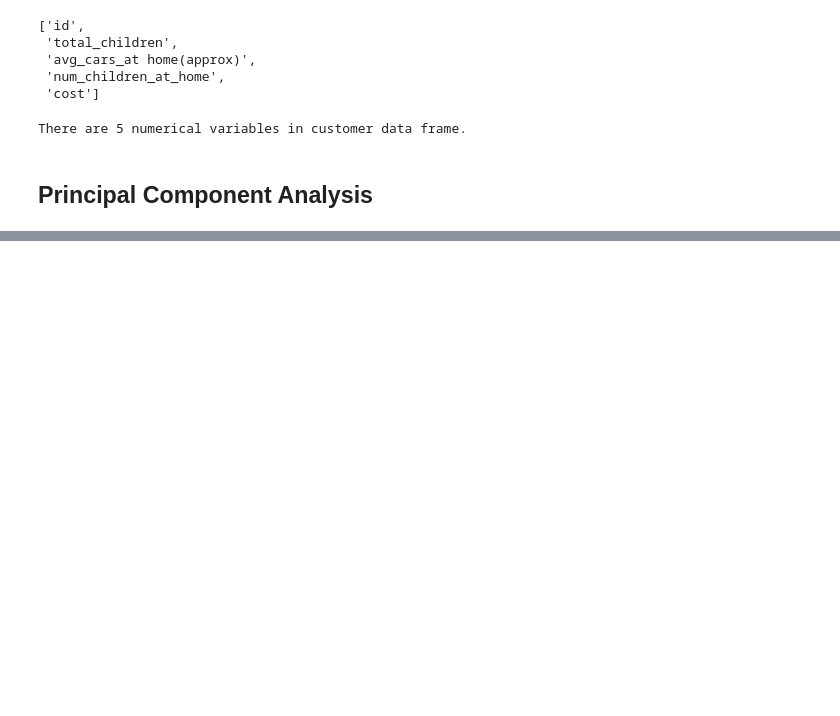
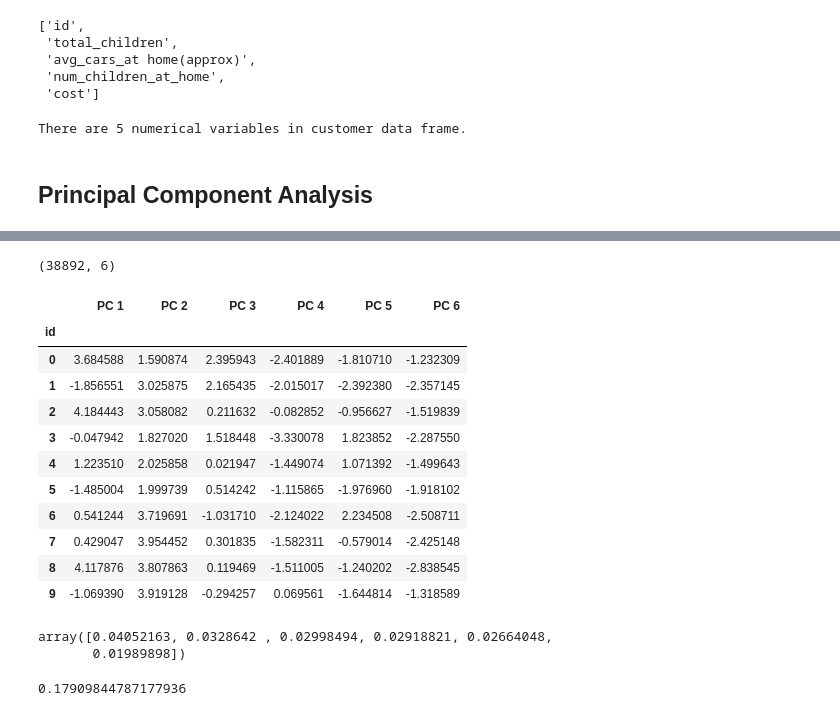
Before and after one commit to bpiffard/Capstone_Final_Group_Project, a Jupyter notebook: customer_PCA.ipynb, the cells around one changed output, grey strips where cells are left out. Drawn from its saved outputs; the diff is of its cells as text; code cells hidden in the pictures; blank space fills up the shorter version.

```diff
--- a/customer_PCA.ipynb
+++ b/customer_PCA.ipynb
@@ -117,0 +138,5 @@ There are 5 numerical variables in customer data frame.
+# %%
+# Use get_dummies() to create variables for text features.
+X = pd.get_dummies(df, columns=cat)
+print(X.shape)
+X.head(10)
@@ -117,0 +157,5 @@ There are 5 numerical variables in customer data frame.
+# %%
+# Standardize the data with StandardScalar()
+X_scaled = StandardScaler().fit_transform(X)
+print(X_scaled.shape)
+print(X_scaled)
@@ -117,0 +223,5 @@ There are 5 numerical variables in customer data frame.
+# %%
+# Using PCA to reduce dimension to six principal components.
+pca_6c = PCA(n_components=6)
+X_pca= pca_6c.fit_transform(X_scaled)
+print(X_pca)
@@ -117,0 +236,32 @@ There are 5 numerical variables in customer data frame.
+# %%
+# Create a DataFrame with the three principal components.
+pcs_df = pd.DataFrame(
+    data=X_pca,
+    columns=["PC 1", "PC 2", "PC 3", "PC 4", "PC 5", "PC 6"],
+    index=customer_df['id']
+)
+print(pcs_df.shape)
+pcs_df.head(10)
+# %% [output]
+(38892, 6)
+|  | PC 1 | PC 2 | PC 3 | PC 4 | PC 5 | PC 6 |
+| id |  |  |  |  |  |  |
+| 0 | 3.684588 | 1.590874 | 2.395943 | -2.401889 | -1.810710 | -1.232309 |
+| 1 | -1.856551 | 3.025875 | 2.165435 | -2.015017 | -2.392380 | -2.357145 |
+| 2 | 4.184443 | 3.058082 | 0.211632 | -0.082852 | -0.956627 | -1.519839 |
+| 3 | -0.047942 | 1.827020 | 1.518448 | -3.330078 | 1.823852 | -2.287550 |
+| 4 | 1.223510 | 2.025858 | 0.021947 | -1.449074 | 1.071392 | -1.499643 |
+| 5 | -1.485004 | 1.999739 | 0.514242 | -1.115865 | -1.976960 | -1.918102 |
+| 6 | 0.541244 | 3.719691 | -1.031710 | -2.124022 | 2.234508 | -2.508711 |
+| 7 | 0.429047 | 3.954452 | 0.301835 | -1.582311 | -0.579014 | -2.425148 |
+| 8 | 4.117876 | 3.807863 | 0.119469 | -1.511005 | -1.240202 | -2.838545 |
+| 9 | -1.069390 | 3.919128 | -0.294257 | 0.069561 | -1.644814 | -1.318589 |
+# %%
+pca_6c.explained_variance_ratio_
+# %% [output]
+array([0.04052163, 0.0328642 , 0.02998494, 0.02918821, 0.02664048,
+       0.01989898])
+# %%
+pca_6c.explained_variance_ratio_.sum()
+# %% [output]
+0.17909844787177936
```
Also changed, not shown: parts of 11 cells of this notebook.
